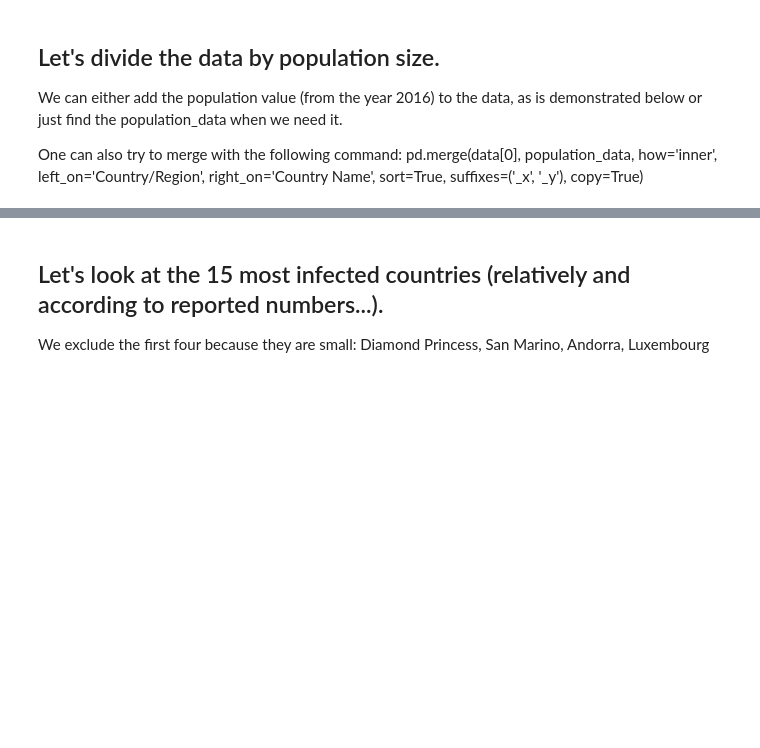
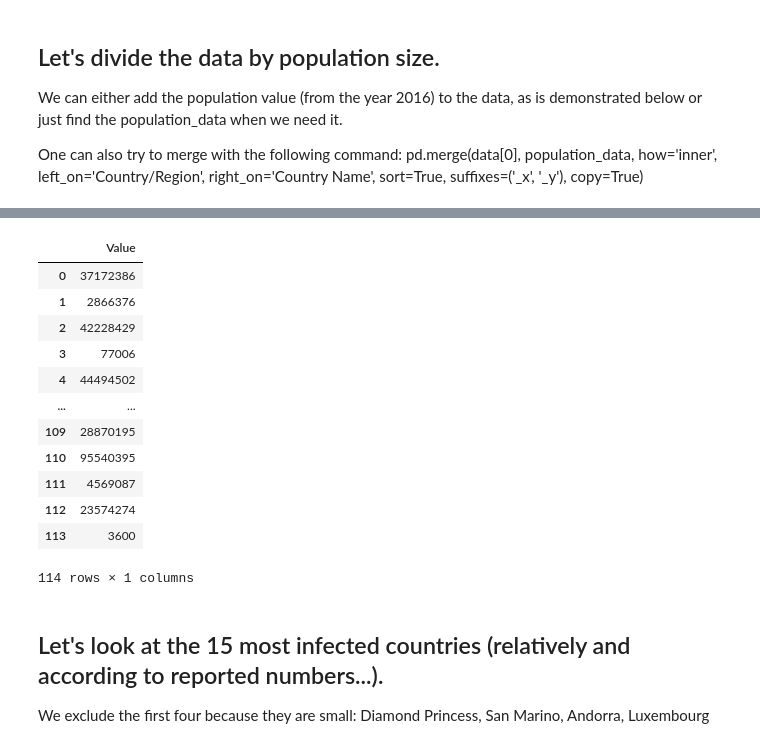
Before and after one commit to michaelneururer/corona_data_analysis, a Jupyter notebook: Corona Data.ipynb, the cells around one changed output, grey strips where cells are left out. Drawn from its saved outputs; the diff is of its cells as text; code cells hidden in the pictures; blank space fills up the shorter version.

Commit message:
loading population data locally now

```diff
--- a/Corona Data.ipynb
+++ b/Corona Data.ipynb
@@ -181,3 +174,5 @@ population_data.loc['Diamond Princess'] = diamond_princess_population
+# %%
+population_data = pd.read_csv('population_data.csv')
 # %%
 data[0] = data[0].set_index('Country/Region')
 # %%
@@ -192,3 +189,19 @@ infections_relative = data[0].apply(divide_by_population,axis=1)
+# %%
+population_data
+# %% [output]
+|  | Value |
+| 0 | 37172386 |
+| 1 | 2866376 |
+| 2 | 42228429 |
+| 3 | 77006 |
+| 4 | 44494502 |
+| ... | ... |
+| 109 | 28870195 |
+| 110 | 95540395 |
+| 111 | 4569087 |
+| 112 | 23574274 |
+| 113 | 3600 |
+114 rows × 1 columns
 # %% [markdown]
 ## Let's look at the 15 most infected countries (relatively and according to reported numbers...).
 We exclude the first four because they are small: Diamond Princess, San Marino, Andorra, Luxembourg
```
Also changed, not shown: parts of 15 cells of this notebook, 1 other file.
